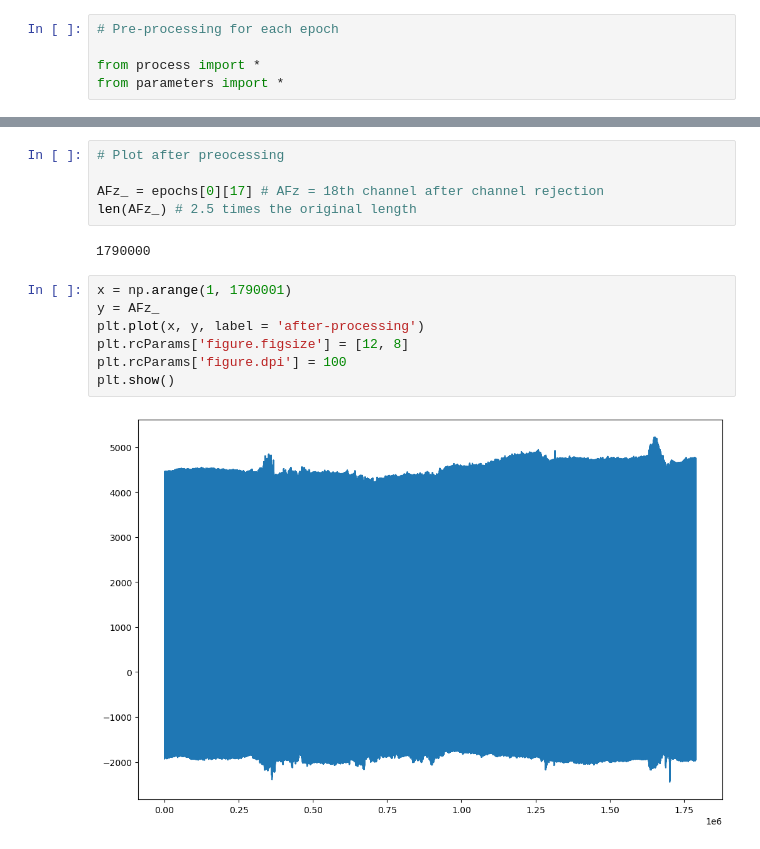
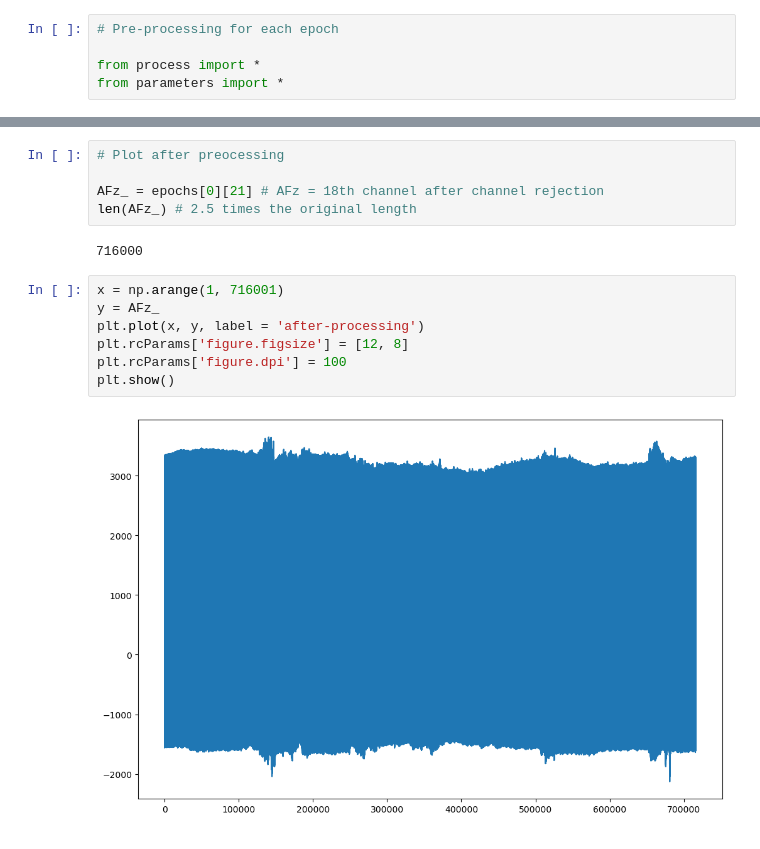
Before and after one commit to apoorva43/ClosedLoop, a Jupyter notebook: Visualization_AFz.ipynb, the cells around one changed output, grey strips where cells are left out. Saved outputs shown, nothing was run; the diff lists cells and outputs as text.

```diff
--- a/Visualization_AFz.ipynb
+++ b/Visualization_AFz.ipynb
@@ -99,19 +102,19 @@ print(epochs[0].shape)
 # %%
 # Plot after preocessing
 
-AFz_ = epochs[0][17] # AFz = 18th channel after channel rejection
+AFz_ = epochs[0][21] # AFz = 18th channel after channel rejection
 len(AFz_) # 2.5 times the original length
 # %% [output]
-1790000
+716000
 # %%
-x = np.arange(1, 1790001)
+x = np.arange(1, 716001)
 y = AFz_
 plt.plot(x, y, label = 'after-processing')
 plt.rcParams['figure.figsize'] = [12, 8]
 plt.rcParams['figure.dpi'] = 100
 plt.show()
 # %% [output]
-[figure, old version]
+[figure, new version]
 # %%
 # 1st 200 time samples only
 x = np.arange(1, 201)
```
Also changed, not shown: parts of 9 cells of this notebook, 4 other files.
